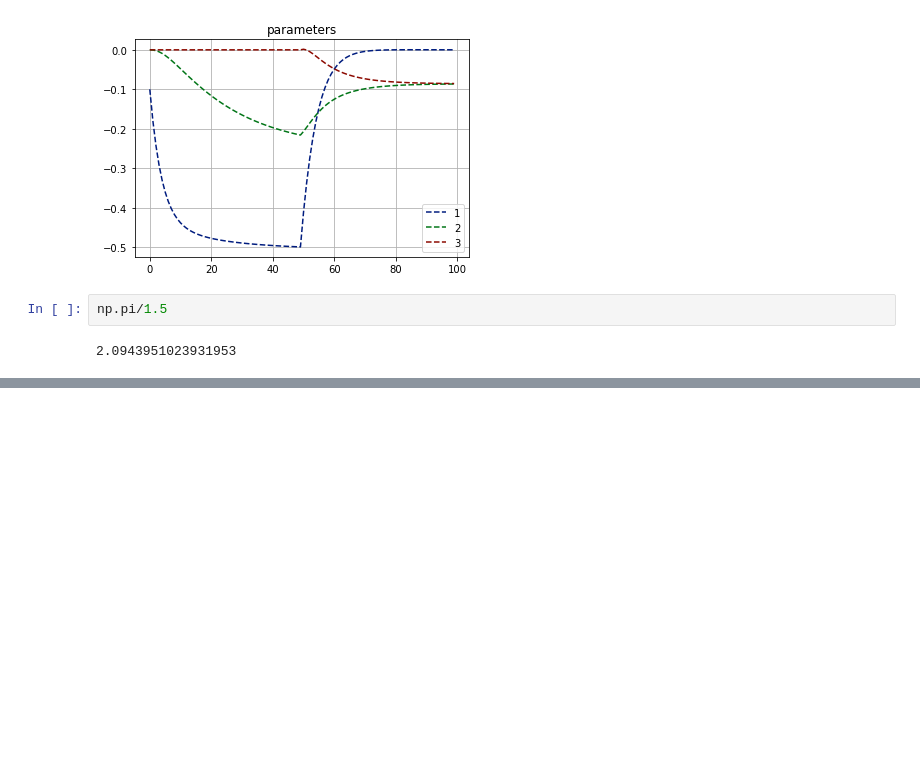
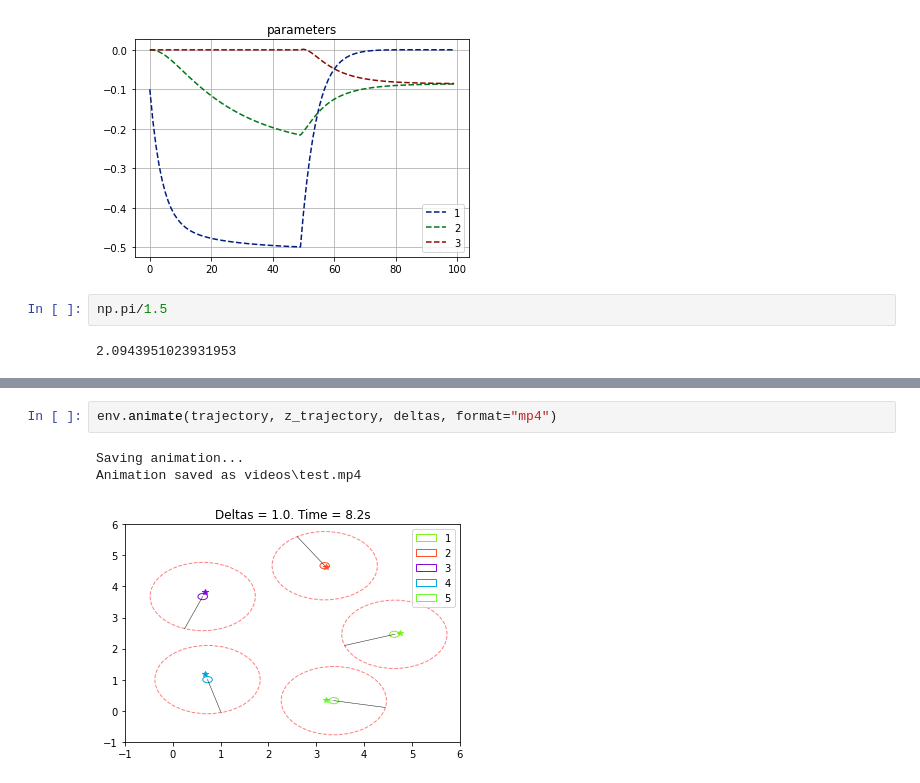
Before and after one commit to AndreuMatoses/scalable-collision-avoidance-RL, a Jupyter notebook: tests.ipynb, the cells around one changed output, grey strips where cells are left out. Cells and saved outputs as stored; diff of their text form; blank space fills up the shorter version.

```diff
--- a/tests.ipynb
+++ b/tests.ipynb
@@ -540,0 +695,6 @@ np.pi/1.5
+# %%
+env.animate(trajectory, z_trajectory, deltas, format="mp4")
+# %% [output]
+Saving animation...
+Animation saved as videos\test.mp4
+[figure, added]
```
Also changed, not shown: parts of 3 cells of this notebook, 8 other files.
